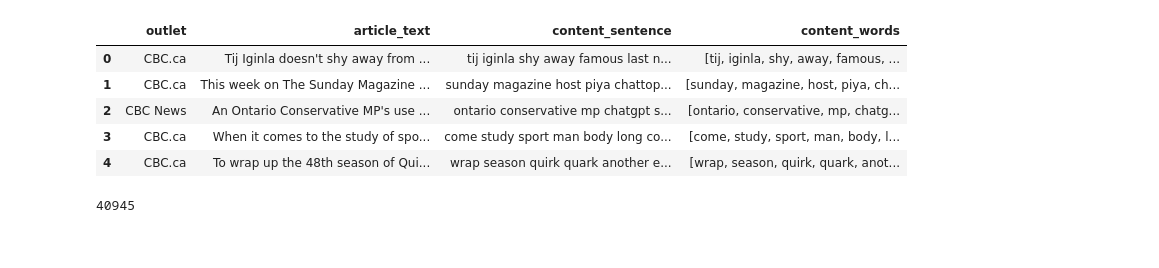
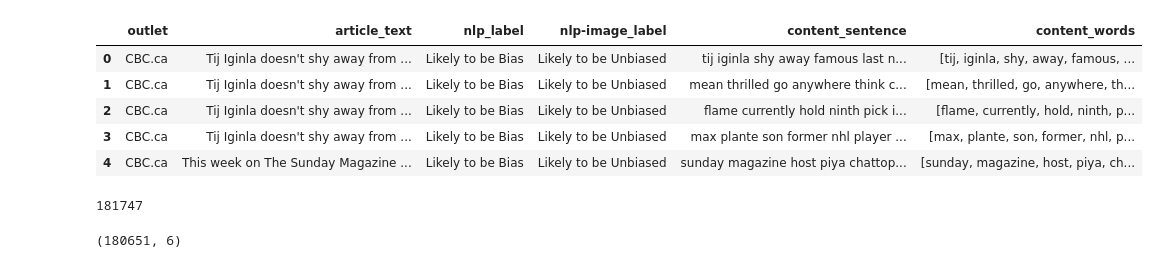
Before and after one commit to ziyouuu/news-bias-detection, a Jupyter notebook: TopicModelling/BERTopic_topicmodelling_content.ipynb, the cells around one changed output. Cells and saved outputs as stored; diff of their text form; code cells hidden in the pictures.

```diff
--- a/TopicModelling/BERTopic_topicmodelling_content.ipynb
+++ b/TopicModelling/BERTopic_topicmodelling_content.ipynb
@@ -24,5 +29,5 @@ df.head()
 # %%
-# [RUN THIS]
-lda_topics = pd.read_csv("../datasets/articles_with_dominant_topic_lda.csv")
-lda_topics.head()
+# import dataset
+df = pd.read_csv("../datasets/news_dataset_content_cleaned.csv")
+df.head()
 # %% [output]
@@ -35,32 +40,36 @@ lda_topics.head()
 # %%
 # additional pre-processing
 custom_stopwords = set([
     "could", "should", "would", "may", "might", "said", "year", "just", "many", "even",
     "still", "back",  "day", "week", "month", "use", "give", "take", "since", "much",
     "got", "whether", "look", "always", "let", "yet", "asked", "across", "cooky", "cookie",
     "cookies", "setting", "settings", "site", "sites", "website", "websites", "web", "page",
     "browser", "privacy", "advertisement", "advertisements", "ad", "ads", "clear", "real",
     "associated", "th"])
 
 # Uncomment this line when running the code for the first time after importing csv
-# df['content_words'] = df['content_words'].apply(eval)
+df['content_words'] = df['content_words'].apply(eval)
 
 df['content_words'] = df['content_words'].apply(lambda x: [word for word in x if word not in custom_stopwords])
 
 df["content_sentence"] = df["content_words"].apply(lambda x: " ".join(x))
 
 # drop all null values
-# df = df["headline_sentence"].dropna()
 
 df.head()
 # %% [output]
-|  | outlet | article_text | content_sentence | content_words |
-| 0 | CBC.ca | Tij Iginla doesn't shy away from ... | tij iginla shy away famous last n... | [tij, iginla, shy, away, famous, ... |
-| 1 | CBC.ca | This week on The Sunday Magazine ... | sunday magazine host piya chattop... | [sunday, magazine, host, piya, ch... |
-| 2 | CBC News | An Ontario Conservative MP's use ... | ontario conservative mp chatgpt s... | [ontario, conservative, mp, chatg... |
-| 3 | CBC.ca | When it comes to the study of spo... | come study sport man body long co... | [come, study, sport, man, body, l... |
-| 4 | CBC.ca | To wrap up the 48th season of Qui... | wrap season quirk quark another e... | [wrap, season, quirk, quark, anot... |
+|  | outlet | article_text | nlp_label | nlp-image_label | content_sentence | content_words |
+| 0 | CBC.ca | Tij Iginla doesn't shy away from ... | Likely to be Bias | Likely to be Unbiased | tij iginla shy away famous last n... | [tij, iginla, shy, away, famous, ... |
+| 1 | CBC.ca | Tij Iginla doesn't shy away from ... | Likely to be Bias | Likely to be Unbiased | mean thrilled go anywhere think c... | [mean, thrilled, go, anywhere, th... |
+| 2 | CBC.ca | Tij Iginla doesn't shy away from ... | Likely to be Bias | Likely to be Unbiased | flame currently hold ninth pick i... | [flame, currently, hold, ninth, p... |
+| 3 | CBC.ca | Tij Iginla doesn't shy away from ... | Likely to be Bias | Likely to be Unbiased | max plante son former nhl player ... | [max, plante, son, former, nhl, p... |
+| 4 | CBC.ca | This week on The Sunday Magazine ... | Likely to be Bias | Likely to be Unbiased | sunday magazine host piya chattop... | [sunday, magazine, host, piya, ch... |
 # %%
 len(df)
 # %% [output]
-40945
+181747
+# %%
+df.dropna(inplace=True)
+df.shape
+# %% [output]
+(180651, 6)
```
Also changed, not shown: parts of 25 cells of this notebook, 1 other file.
